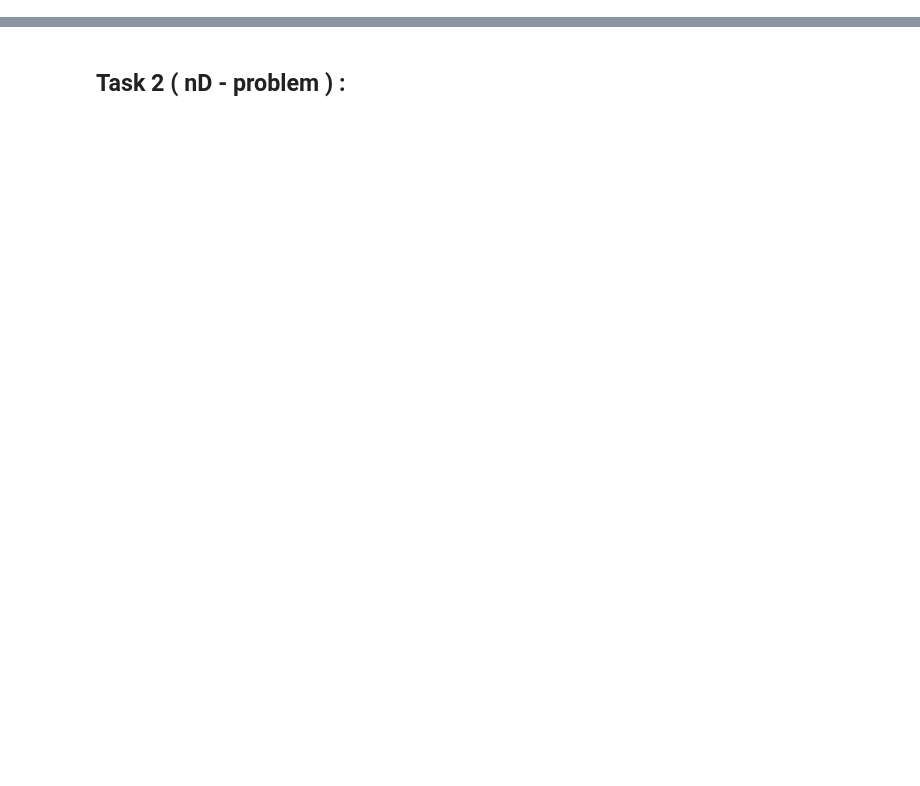
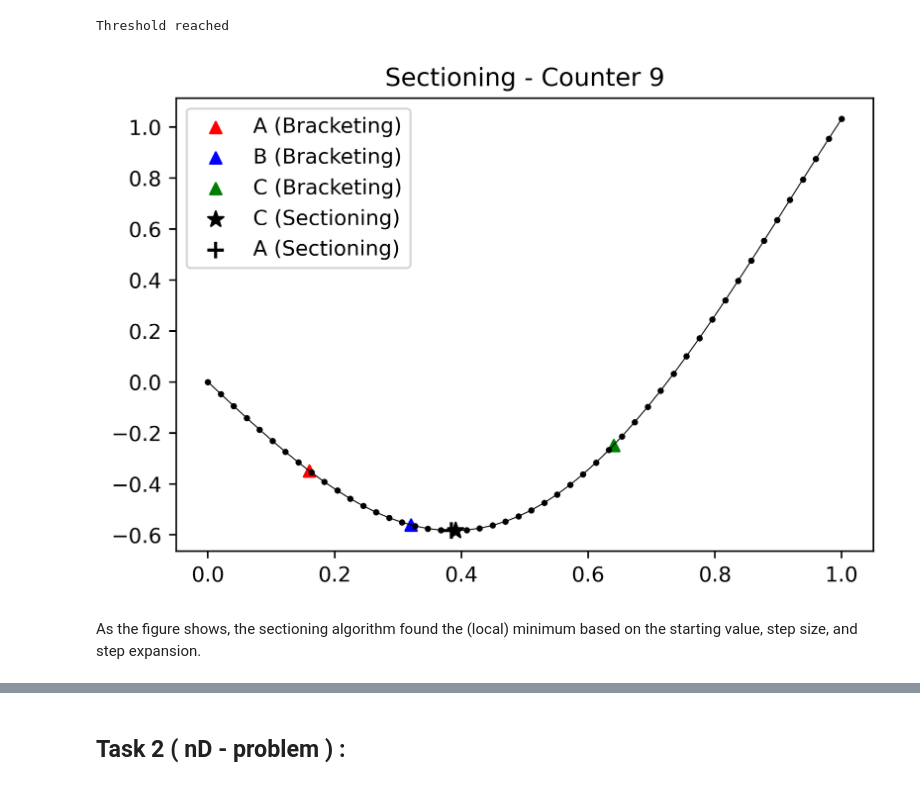
Before and after one commit to harifel/NumericalOptimization, a Jupyter notebook: HW1_group5.ipynb, the cells around one changed output, grey strips where cells are left out. Drawn from its saved outputs; the diff is of its cells as text; code cells hidden in the pictures; blank space fills up the shorter version.

```diff
--- a/HW1_group5.ipynb
+++ b/HW1_group5.ipynb
@@ -182,0 +111,50 @@ print(f"s = 0.1, k = 4, f(a) = {test_fun(a):2.4f}, f(b) = {test_fun(b):2.4f}, a
+# %%
+def sectioning(
+        a: float,
+        b: float,
+        c: float,
+        f: Callable,
+        tol: float = 10e-3,
+        max_it: float = 10e3,
+        ):
+
+    c_range = c - rho*(c-a)
+    a_range = a + rho*(c-a)
+
+    counter = 1
+
+    while state == True:
+        if f(c_range) < f(a_range):
+            c = a_range
+            a_range = c_range
+            c_range = c - rho*(c-a)
+        elif counter > max_it:
+            print("Max. iterations reached!")
+            break
+        else:
+            a = c_range
+            c_range = a_range
+            a_range = a + rho*(c-a)
+
+        if abs(a-c) < tol:
+            print("\nThreshold reached")
+            break
+        counter += 1
+    return a,c,counter
+# %%
+plt.figure(figsize = (6,4), dpi=400)
+plt.scatter(a, test_fun(a), s=30, c='r', label='A (Bracketing)', marker='^')
+plt.scatter(b, test_fun(b), s=30, c='b', label='B (Bracketing)', marker='^')
+plt.scatter(c, test_fun(c), s=30, c='g', label='C (Bracketing)', marker='^')
+a,c, counter = sectioning(a, b, c,test_fun)
+plt.plot(interval, test_fun(interval), 'ko-', linewidth=0.5, markersize = 2)
+plt.scatter(c, test_fun(c), s=60, c='k', label='C (Sectioning)', marker='*')
+plt.scatter(a, test_fun(c), s=60, c='k', label='A (Sectioning)', marker='+')
+plt.legend()
+plt.title(f'Sectioning - Counter {counter}')
+plt.show()
+# %% [output]
+Threshold reached
+[figure, added]
+# %% [markdown]
+As the figure shows, the sectioning algorithm found the (local) minimum based on the starting value, step size, and step expansion.
```
Also changed, not shown: parts of 25 cells of this notebook.
